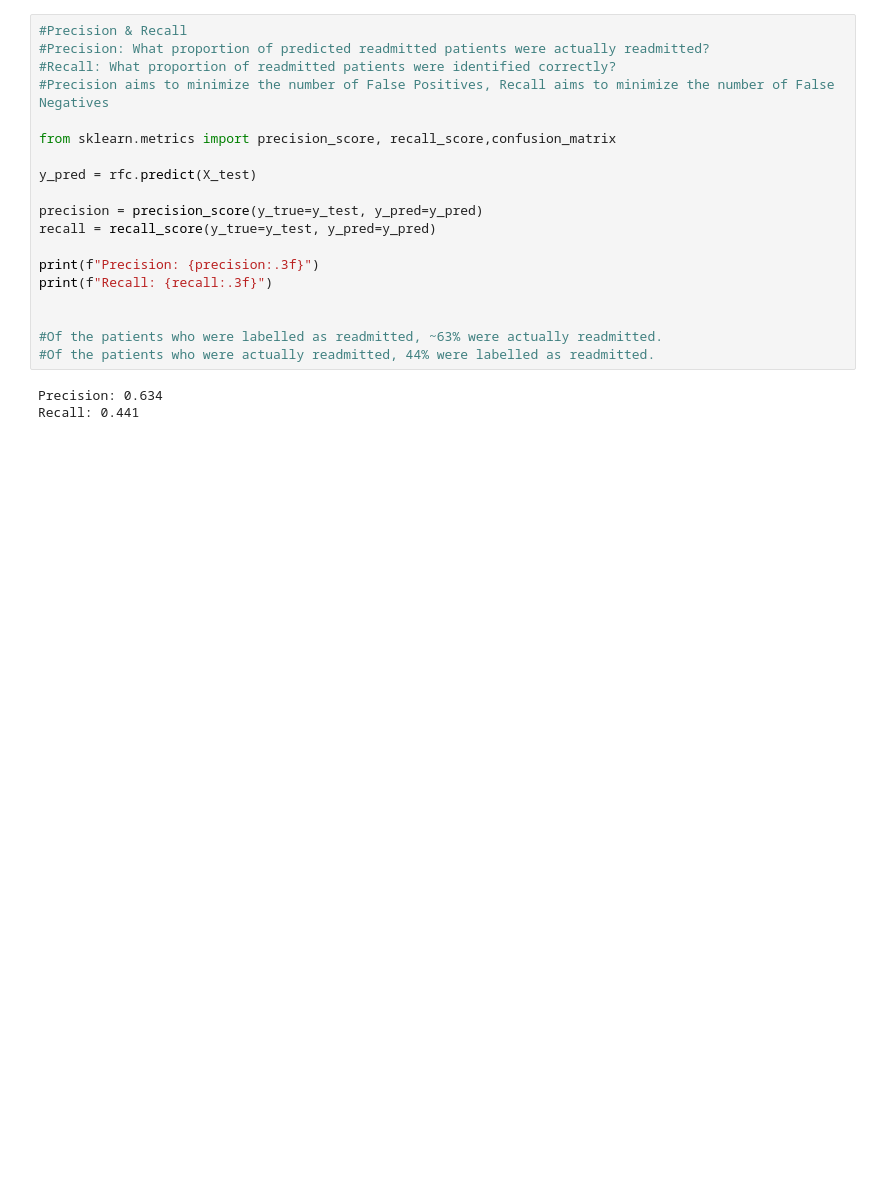
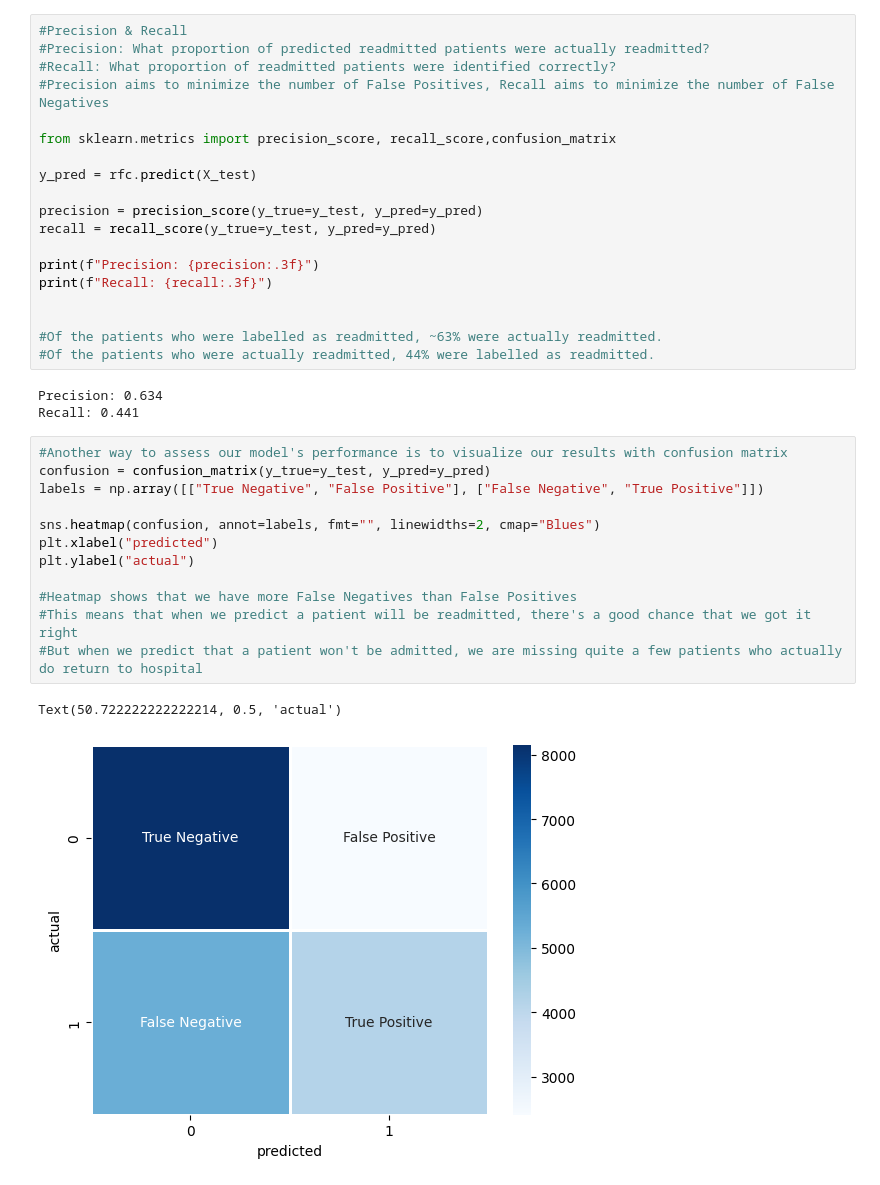
Before and after one commit to mervegb/diabetes-ml, a Jupyter notebook: diabetes_ml.ipynb, the cells around one changed output. Drawn from its saved outputs; the diff is of its cells as text; blank space fills up the shorter version.

```diff
--- a/diabetes_ml.ipynb
+++ b/diabetes_ml.ipynb
@@ -693,3 +693,18 @@ print(f"Recall: {recall:.3f}")
 # %% [output]
 Precision: 0.634
 Recall: 0.441
+# %%
+#Another way to assess our model's performance is to visualize our results with confusion matrix
+confusion = confusion_matrix(y_true=y_test, y_pred=y_pred)
+labels = np.array([["True Negative", "False Positive"], ["False Negative", "True Positive"]])
+
+sns.heatmap(confusion, annot=labels, fmt="", linewidths=2, cmap="Blues")
+plt.xlabel("predicted")
+plt.ylabel("actual")
+
+#Heatmap shows that we have more False Negatives than False Positives
+#This means that when we predict a patient will be readmitted, there's a good chance that we got it right
+#But when we predict that a patient won't be admitted, we are missing quite a few patients who actually do return to hospital
+# %% [output]
+Text(50.722222222222214, 0.5, 'actual')
+[figure, added]
```
Also changed, not shown: parts of 1 cell of this notebook.
